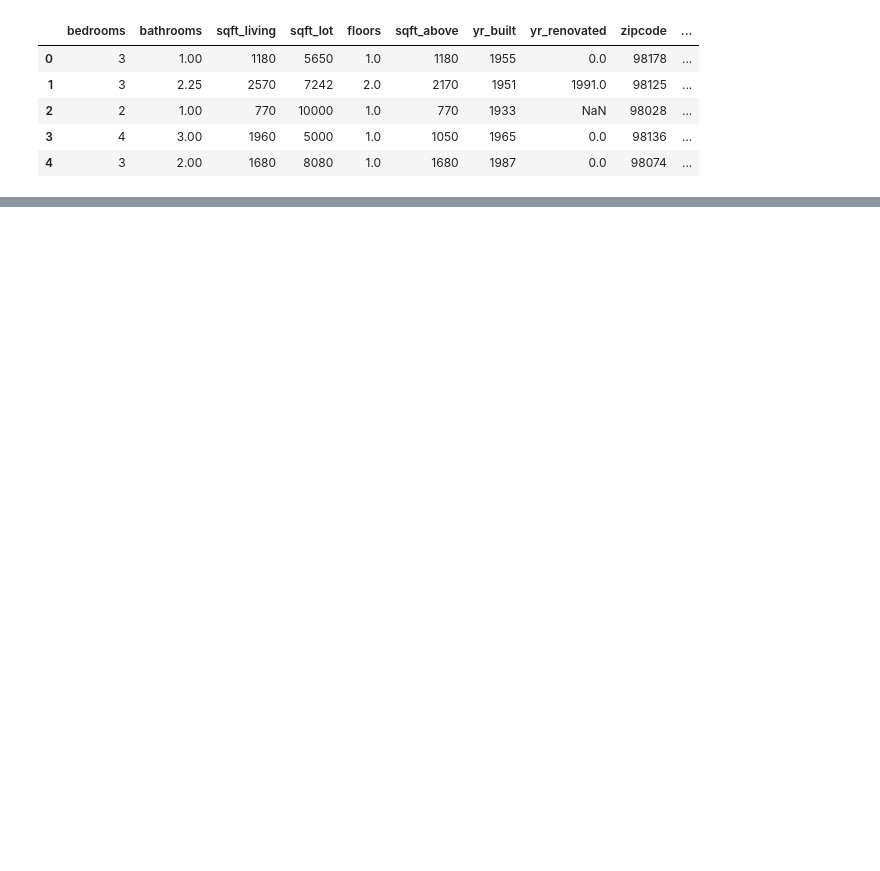
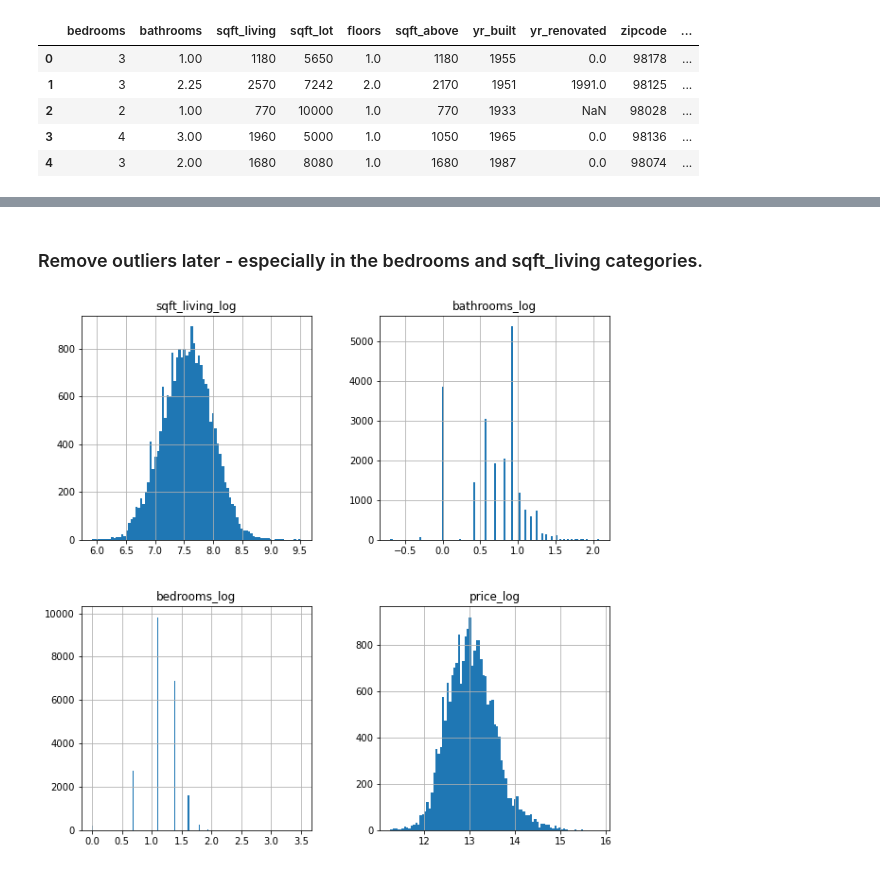
Before and after one commit to jpetoskey/Home_Renovation_Recs, a Jupyter notebook: house_improvements.ipynb, the cells around one changed output, grey strips where cells are left out. Saved outputs shown, nothing was run; the diff lists cells and outputs as text; code cells hidden in the pictures; blank space fills up the shorter version.

```diff
--- a/house_improvements.ipynb
+++ b/house_improvements.ipynb
@@ -157,0 +144,13 @@ strong multicollinearity or other numerical problems.
+# %% [markdown]
+### Remove outliers later - especially in the bedrooms and sqft_living categories.
+# %%
+# Perform log transformations for t3_numericals
+
+log_names = [f'{column}_log' for column in t3_numericals.columns]
+
+house_log = np.log(t3_numericals)
+house_log.columns = log_names
+house_log.hist(figsize=(10, 10), bins='auto')
+fig.tight_layout();
+# %% [output]
+[figure, added]
```
Also changed, not shown: parts of 12 cells of this notebook.
